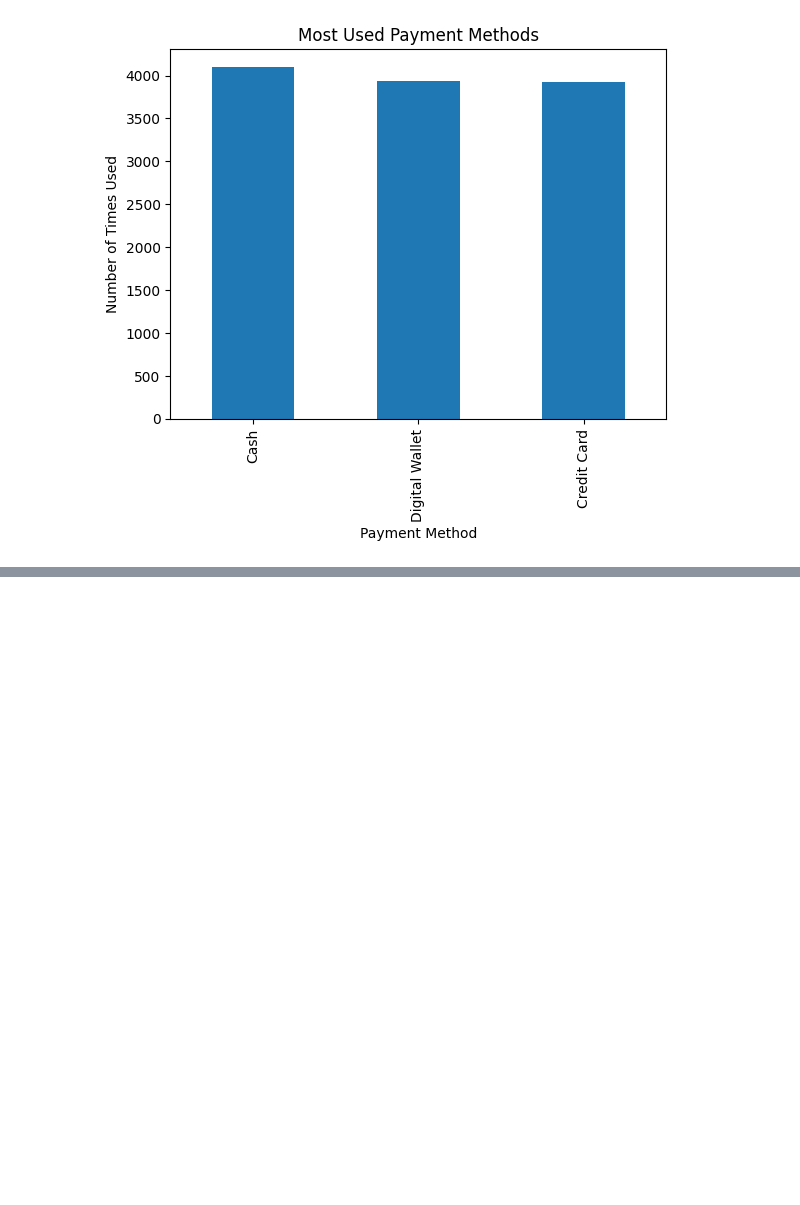
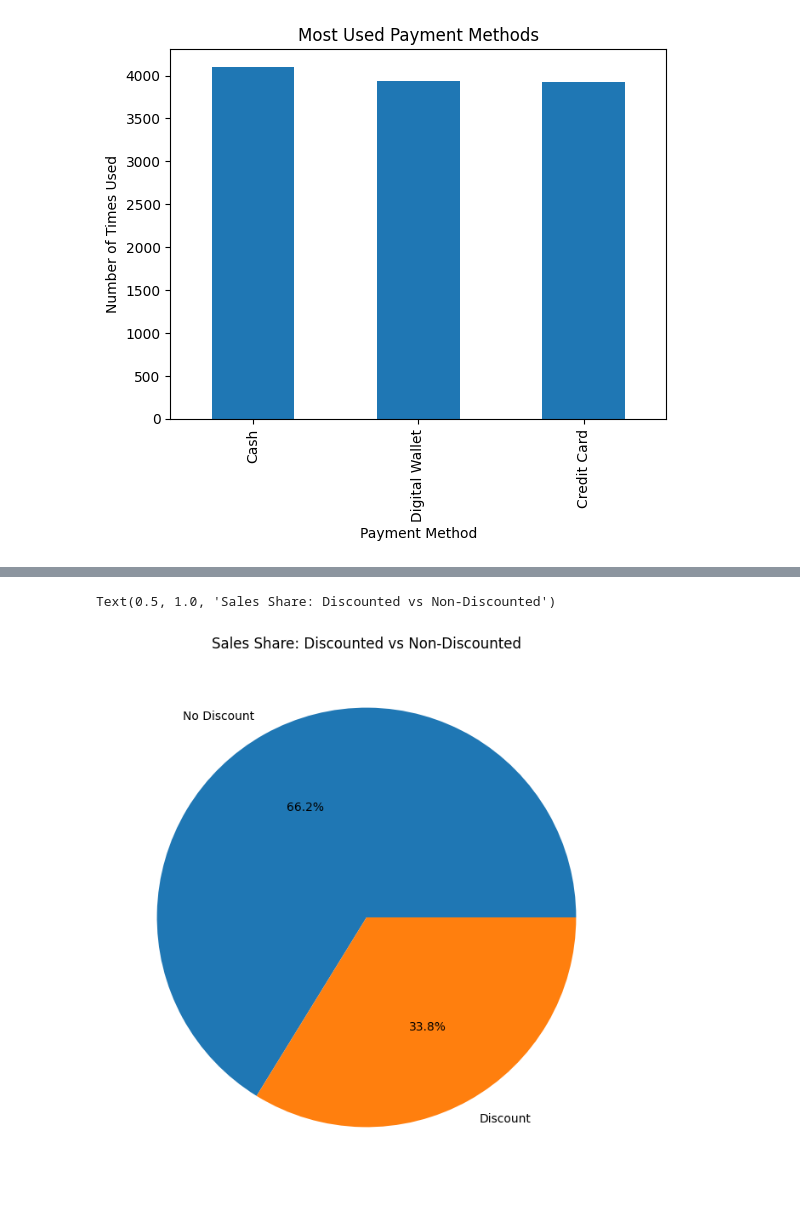
Before and after one commit to NawarajPoudel18/30-Data-science, a Jupyter notebook: assigenemtday15.ipynb, the cells around one changed output, grey strips where cells are left out. Drawn from its saved outputs; the diff is of its cells as text; code cells hidden in the pictures; blank space fills up the shorter version.

```diff
--- a/assigenemtday15.ipynb
+++ b/assigenemtday15.ipynb
@@ -133,0 +127,9 @@ plt.show()
+# %%
+discount_sales = df.groupby('Discount Applied')['Total Spent'].sum()
+
+plt.figure(figsize=(8, 8))
+plt.pie(discount_sales, labels=['No Discount', 'Discount'], autopct='%1.1f%%',)
+plt.title('Sales Share: Discounted vs Non-Discounted')
+# %% [output]
+Text(0.5, 1.0, 'Sales Share: Discounted vs Non-Discounted')
+[figure, added]
```
Also changed, not shown: parts of 7 cells of this notebook, 1 other file.
